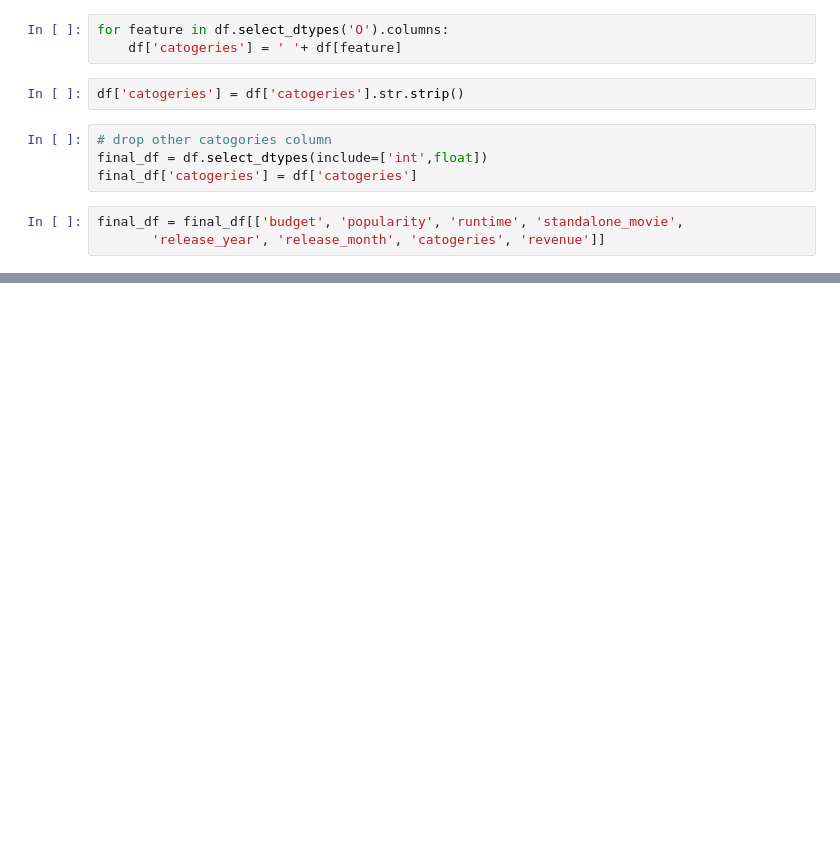
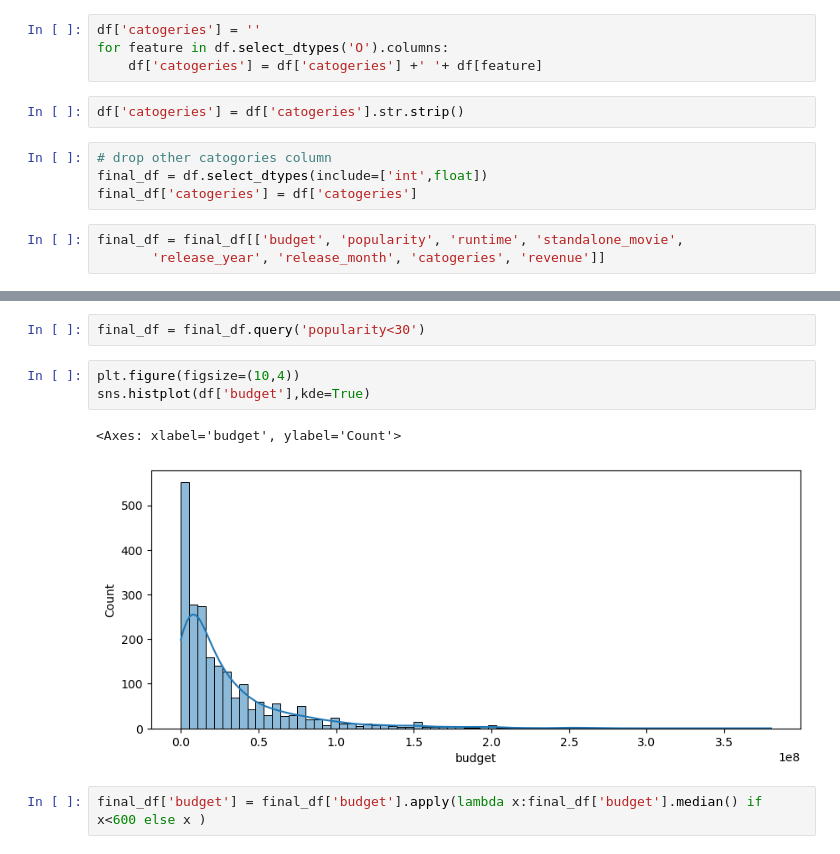
Before and after one commit to abdulvajid1/TMBD-MOVIE-REVENUE-PREDICTION, a Jupyter notebook: notebook.ipynb, the cells around one changed output, grey strips where cells are left out. Cells and saved outputs as stored; diff of their text form; blank space fills up the shorter version.

```diff
--- a/notebook.ipynb
+++ b/notebook.ipynb
@@ -318,6 +351,7 @@ df.select_dtypes('O').sample(1)
 # %%
+df['catogeries'] = ''
 for feature in df.select_dtypes('O').columns:
-    df['catogeries'] = ' '+ df[feature]
+    df['catogeries'] = df['catogeries'] +' '+ df[feature]
 # %%
 df['catogeries'] = df['catogeries'].str.strip()
 # %%
@@ -329,0 +418,10 @@ final_df = final_df[['budget', 'popularity', 'runtime', 'standalone_movie',
+# %%
+final_df = final_df.query('popularity<30')
+# %%
+plt.figure(figsize=(10,4))
+sns.histplot(df['budget'],kde=True)
+# %% [output]
+<Axes: xlabel='budget', ylabel='Count'>
+[figure, added]
+# %%
+final_df['budget'] = final_df['budget'].apply(lambda x:final_df['budget'].median() if x<600 else x )
```
Also changed, not shown: parts of 23 cells of this notebook.
